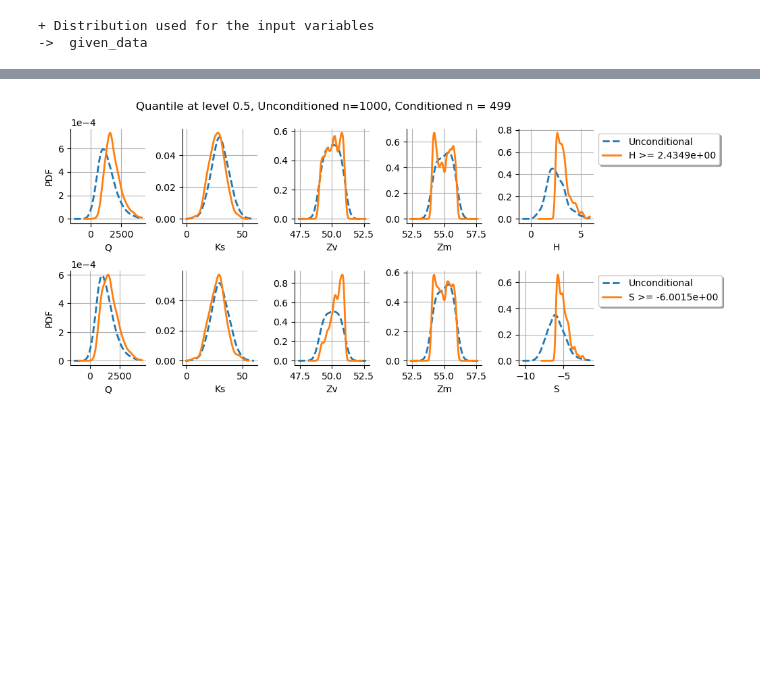
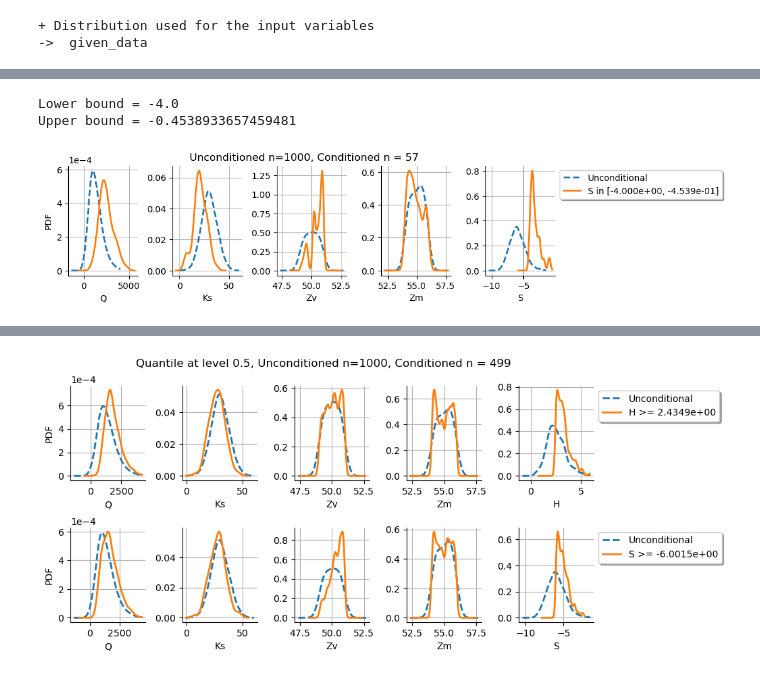
Before and after one commit to tupui/otsensitivity, a Jupyter notebook: examples/demo_plot_event.ipynb, the cells around one changed output, grey strips where cells are left out. Cells and saved outputs as stored; diff of their text form; code cells hidden in the pictures; blank space fills up the shorter version.

Commit message:
Condition on input

```diff
--- a/examples/demo_plot_event.ipynb
+++ b/examples/demo_plot_event.ipynb
@@ -222,0 +231,25 @@ We chose to select the output depending on a quantile of the input. We condition
+# %%
+outputIndex = 1  # We consider the output S
+lowerBound = -4.0  # We want to avoid flooding, i.e. S > -4
+outputSampleMax = outputSample.getMax()
+upperBound = outputSampleMax[outputIndex]  # We do not consider an active upper bound
+print(f"Lower bound = {lowerBound}")
+print(f"Upper bound = {upperBound}")
+grid = ots.plotConditionOutputBounds(
+    inputSample,
+    outputSample,
+    outputIndex,
+    lowerBound,
+    upperBound,
+    inputDistribution,
+)
+view = otv.View(
+    grid,
+    figure_kw={"figsize": (10.0, 2.5)},
+    legend_kw={"bbox_to_anchor": (1.0, 1.0), "loc": "upper left"},
+)
+plt.subplots_adjust(wspace=0.5, hspace=0.5, top=0.9, bottom=0.2)
+# %% [output]
+Lower bound = -4.0
+Upper bound = -0.4538933657459481
+[figure, added]
```
Also changed, not shown: parts of 10 cells of this notebook, 4 other files.
